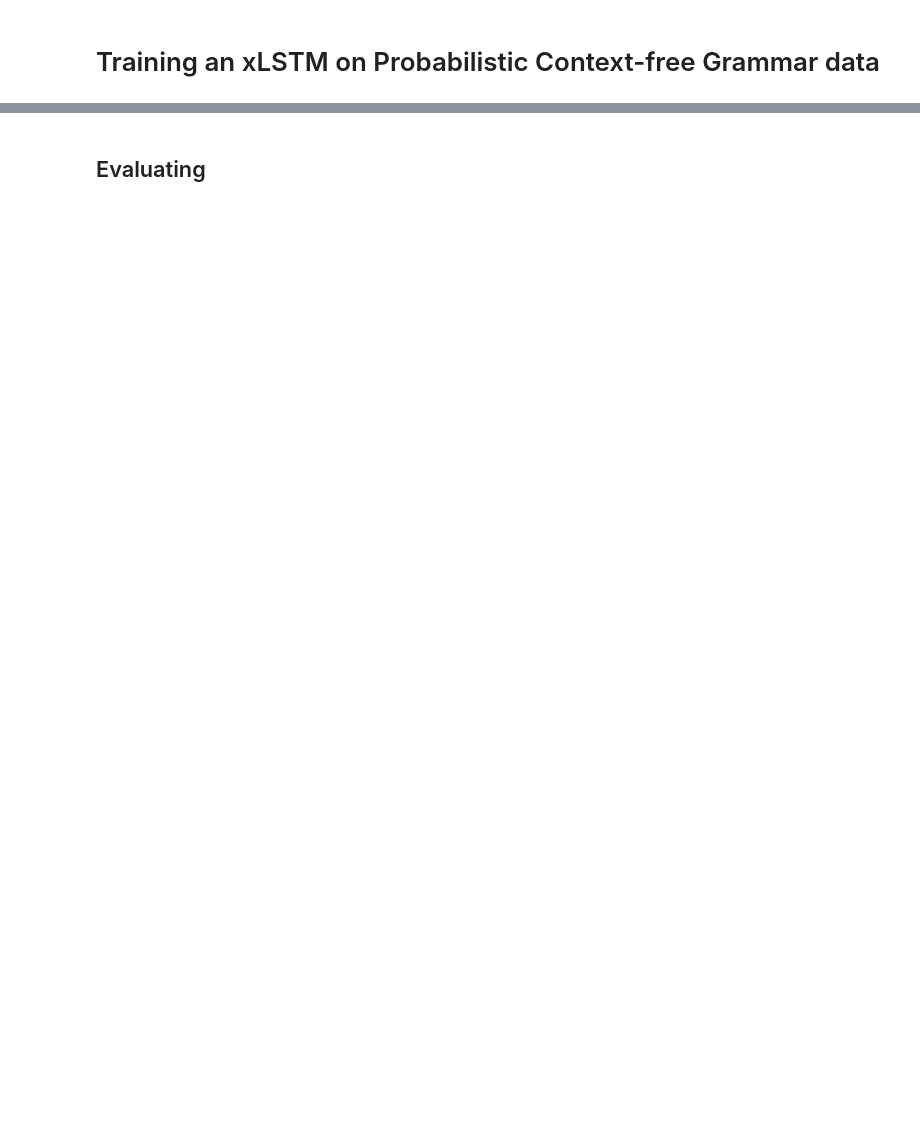
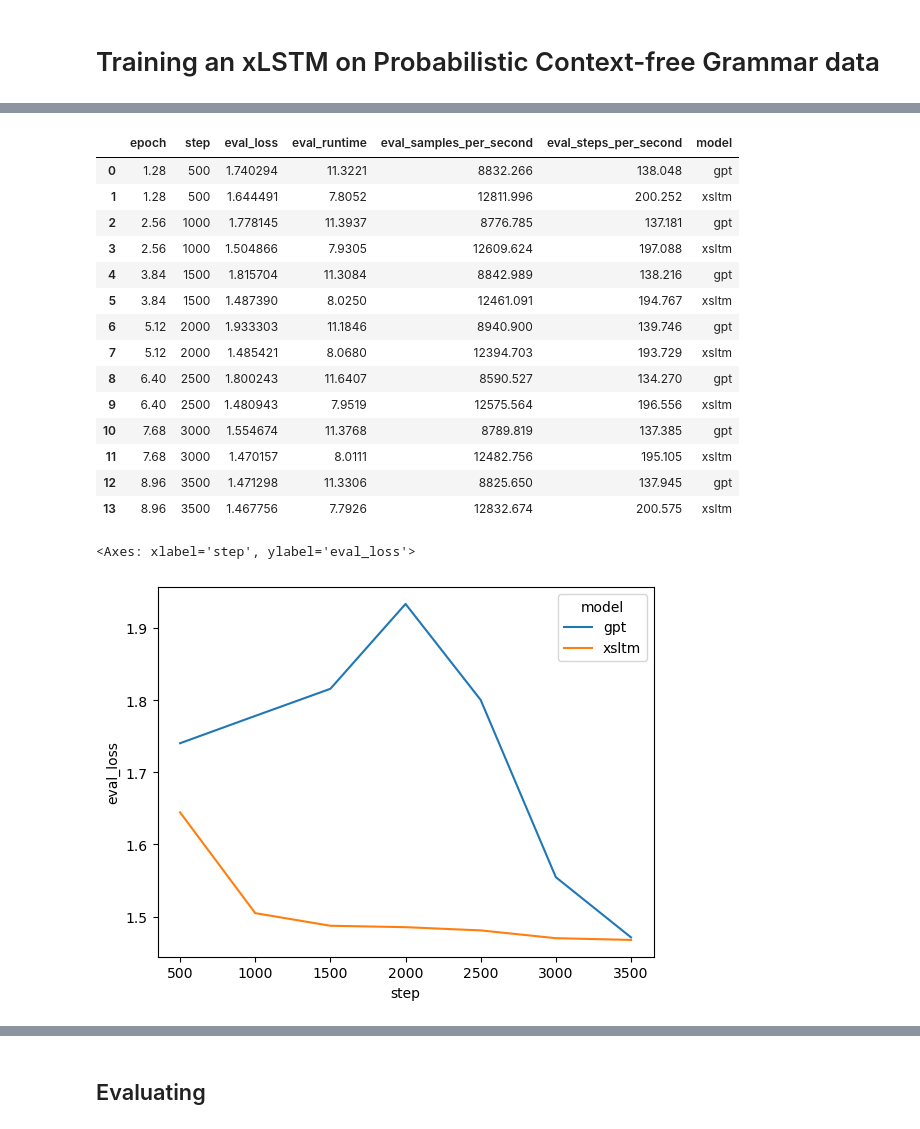
Before and after one commit to martijnvanbeers/pcfg-lm, a Jupyter notebook: resources/blog/blog.ipynb, the cells around one changed output, grey strips where cells are left out. Saved outputs shown, nothing was run; the diff lists cells and outputs as text; code cells hidden in the pictures; blank space fills up the shorter version.

```diff
--- a/resources/blog/blog.ipynb
+++ b/resources/blog/blog.ipynb
@@ -207,0 +274,31 @@ display(tbl_example_sent.style.format().hide())
+# %%
+with open("../checkpoints/hf/babygpt/saveoften/0.3/bos/l8h8/checkpoint-3800/trainer_state.json") as fh:
+    gpt_train_state = json.load(fh)
+    gpt_lossdf = pandas.DataFrame(gpt_train_state['log_history']).dropna(subset="eval_loss").drop(columns=['grad_norm', 'learning_rate', 'loss'])
+    gpt_lossdf['model'] = "gpt"
+with open("../checkpoints/hf/xlstm/saveoften/0.3/bos/b4e64/checkpoint-3800/trainer_state.json") as fh:
+    xlstm_train_state = json.load(fh)
+    xlstm_lossdf = pandas.DataFrame(xlstm_train_state['log_history']).dropna(subset="eval_loss").drop(columns=['grad_norm', 'learning_rate', 'loss'])
+    xlstm_lossdf['model'] = "xsltm"
+
+lossdf = pandas.concat([gpt_lossdf, xlstm_lossdf]).sort_values(['step', 'model']).reset_index(drop=True)
+display(lossdf)
+seaborn.lineplot(data=lossdf, x="step", y="eval_loss", hue="model")
+# %% [output]
+|  | epoch | step | eval_loss | eval_runtime | eval_samples_per_second | eval_steps_per_second | model |
+| 0 | 1.28 | 500 | 1.740294 | 11.3221 | 8832.266 | 138.048 | gpt |
+| 1 | 1.28 | 500 | 1.644491 | 7.8052 | 12811.996 | 200.252 | xsltm |
+| 2 | 2.56 | 1000 | 1.778145 | 11.3937 | 8776.785 | 137.181 | gpt |
+| 3 | 2.56 | 1000 | 1.504866 | 7.9305 | 12609.624 | 197.088 | xsltm |
+| 4 | 3.84 | 1500 | 1.815704 | 11.3084 | 8842.989 | 138.216 | gpt |
+| 5 | 3.84 | 1500 | 1.487390 | 8.0250 | 12461.091 | 194.767 | xsltm |
+| 6 | 5.12 | 2000 | 1.933303 | 11.1846 | 8940.900 | 139.746 | gpt |
+| 7 | 5.12 | 2000 | 1.485421 | 8.0680 | 12394.703 | 193.729 | xsltm |
+| 8 | 6.40 | 2500 | 1.800243 | 11.6407 | 8590.527 | 134.270 | gpt |
+| 9 | 6.40 | 2500 | 1.480943 | 7.9519 | 12575.564 | 196.556 | xsltm |
+| 10 | 7.68 | 3000 | 1.554674 | 11.3768 | 8789.819 | 137.385 | gpt |
+| 11 | 7.68 | 3000 | 1.470157 | 8.0111 | 12482.756 | 195.105 | xsltm |
+| 12 | 8.96 | 3500 | 1.471298 | 11.3306 | 8825.650 | 137.945 | gpt |
+| 13 | 8.96 | 3500 | 1.467756 | 7.7926 | 12832.674 | 200.575 | xsltm |
+<Axes: xlabel='step', ylabel='eval_loss'>
+[figure, added]
```
Also changed, not shown: parts of 13 cells of this notebook.
